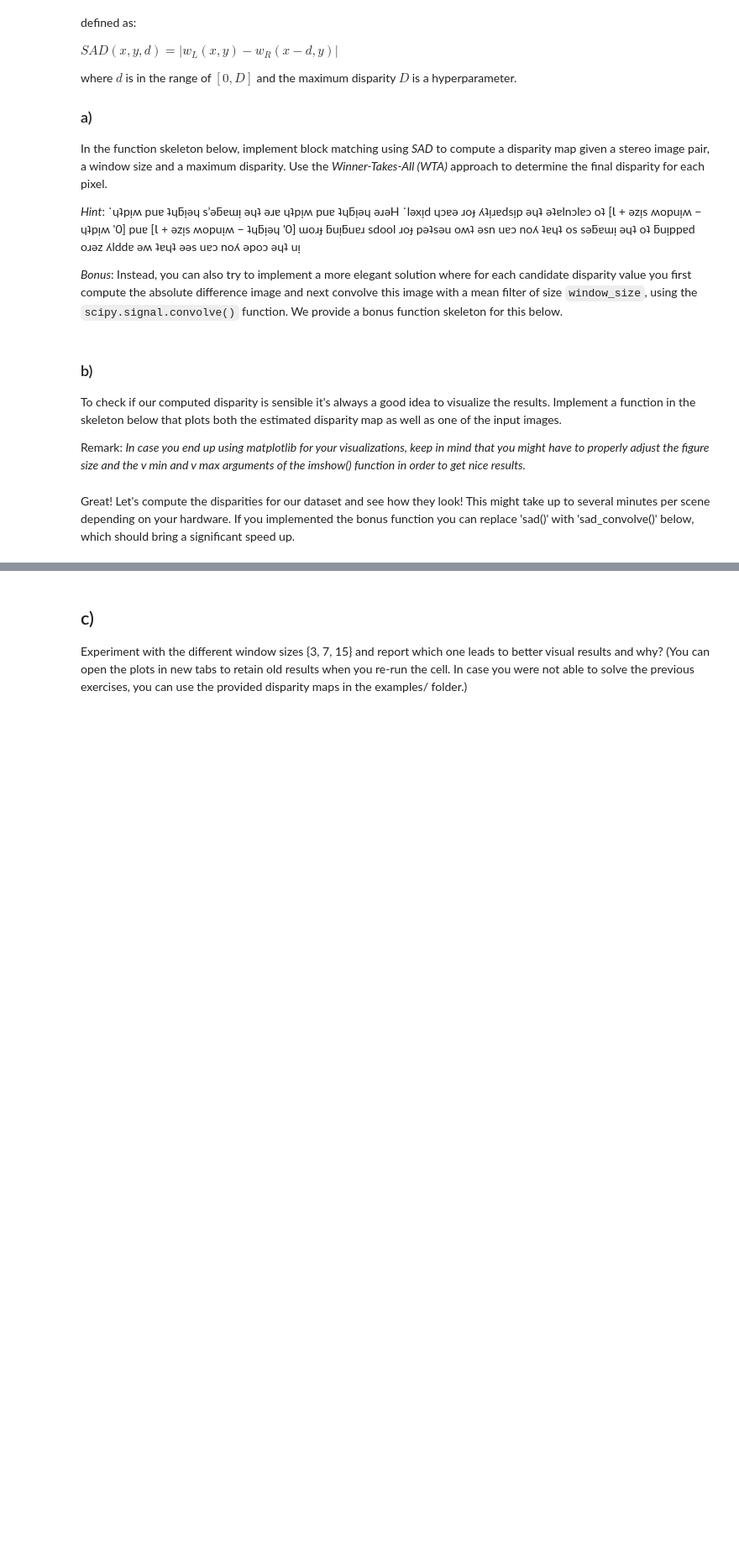
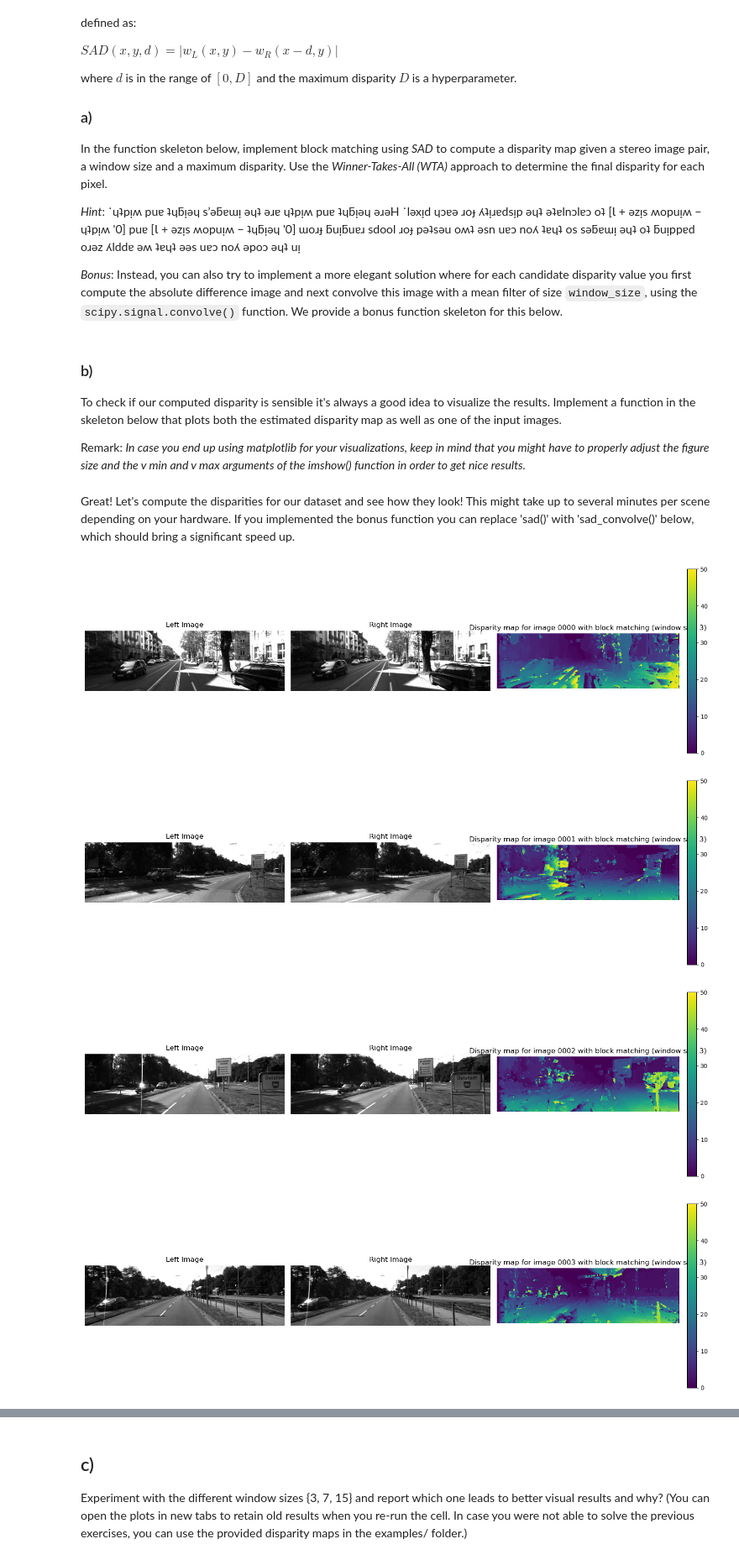
Before and after one commit to borakd/ex_02_sfm_and_stereo, a Jupyter notebook: code/stereo/stereo.ipynb, the cells around one changed output, grey strips where cells are left out. Shown at 84% size. Cells and saved outputs as stored; diff of their text form; code cells hidden in the pictures; blank space fills up the shorter version.

```diff
--- a/code/stereo/stereo.ipynb
+++ b/code/stereo/stereo.ipynb
@@ -177,22 +219,61 @@ def visualize_disparity(disparity, im_left, im_right, title='Disparity Map', max
     # -------------------------------------
     # TODO: ENTER CODE HERE (EXERCISE 2)
     # -------------------------------------
+
+    # LLM-generated using Cursor cheetah
+
+    # Create figure with 3 subplots
+    fig, axes = plt.subplots(1, 3, figsize=(15, 5))
+
+    # Plot left image
+    axes[0].imshow(im_left, cmap='gray')
+    axes[0].set_title('Left Image')
+    axes[0].axis('off')
+
+    # Plot right image
+    axes[1].imshow(im_right, cmap='gray')
+    axes[1].set_title('Right Image')
+    axes[1].axis('off')
+
+    # Plot disparity map
+    im = axes[2].imshow(disparity, cmap='viridis', vmin=0, vmax=max_disparity)
+    axes[2].set_title(title)
+    axes[2].axis('off')
+
+    # Add colorbar for disparity map
+    plt.colorbar(im, ax=axes[2], fraction=0.046, pad=0.04)
+
+    # Adjust layout and show
+    plt.tight_layout()
+    plt.show()
 # %% [markdown]
 Great! Let's compute the disparities for our dataset and see how they look! This might take up to several minutes per scene depending on your hardware. If you implemented the bonus function you can replace 'sad()' with 'sad_convolve()' below, which should bring a significant speed up.
 # %%
 for i in range(len(dset)):
         # Load left and right images
         im_left, im_right  = dset[i]
         im_left, im_right = im_left.squeeze(-1), im_right.squeeze(-1)
 
         # Calculate disparity
-        D = sad(im_left, im_right, window_size=window_size, max_disparity=max_disparity)
+        # D = sad(im_left, im_right, window_size=window_size, max_disparity=max_disparity)
+        D = sad(im_left, im_right, window_size=7, max_disparity=max_disparity)
+        # D = sad(im_left, im_right, window_size=15, max_disparity=max_disparity)
+
+        # TODO: implement sad_convolve so I can run these much faster
+        # D = sad_convolve(im_left, im_right, window_size=window_size, max_disparity=max_disparity)
+        # D = sad_convolve(im_left, im_right, window_size=7, max_disparity=max_disparity)
+        # D = sad_convolve(im_left, im_right, window_size=15, max_disparity=max_disparity)
 
         # Define title for the plot
         title = 'Disparity map for image %04d with block matching (window size %d)' % (i, window_size)
         # Define output file name and patch
         file_name = '%04d_w%03d.png' % (i, window_size)
         out_file_path = os.path.join(out_dir, file_name)
 
         # Visualize the disparty and save it to a file
         visualize_disparity(D, im_left, im_right, title=title, max_disparity=max_disparity)
+# %% [output]
+[figure, added]
+[figure, added]
+[figure, added]
+[figure, added]
```
Also changed, not shown: parts of 12 cells of this notebook, 2 other files.
